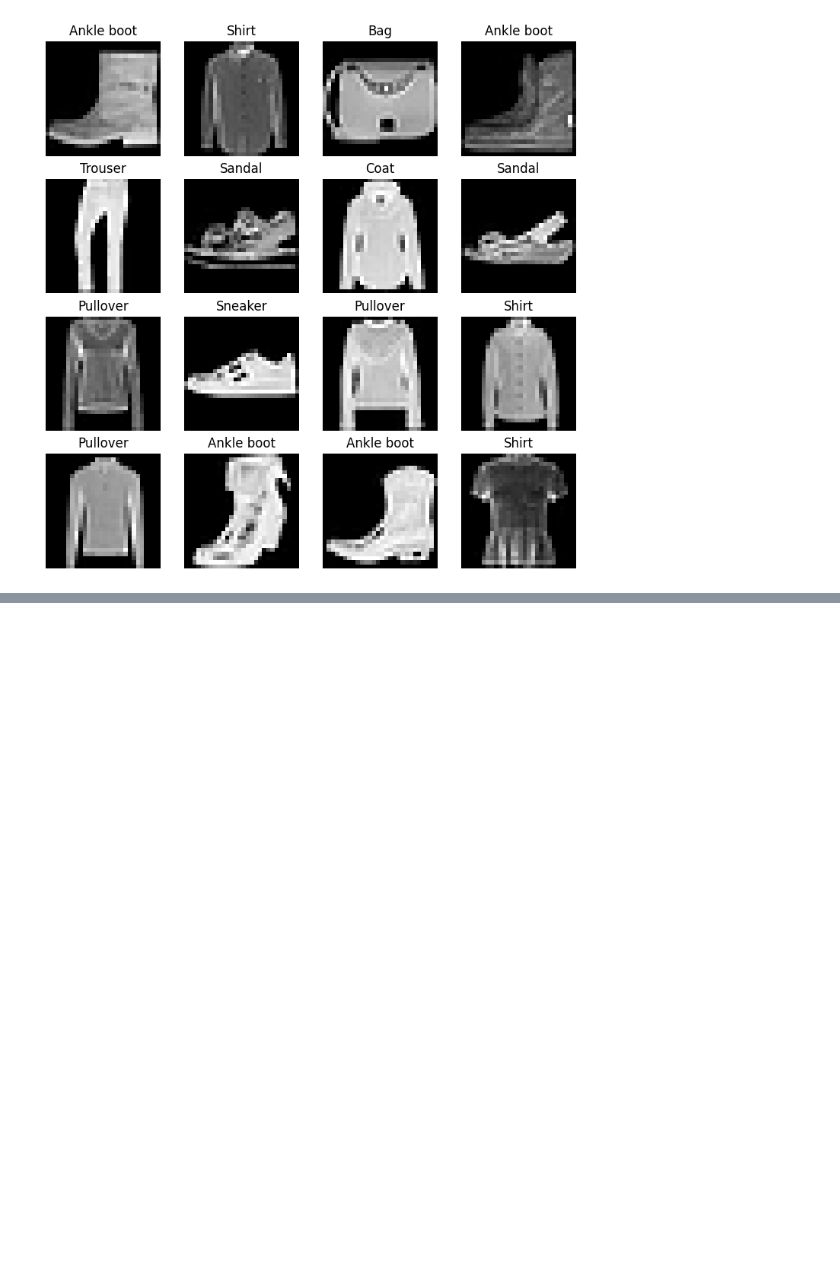
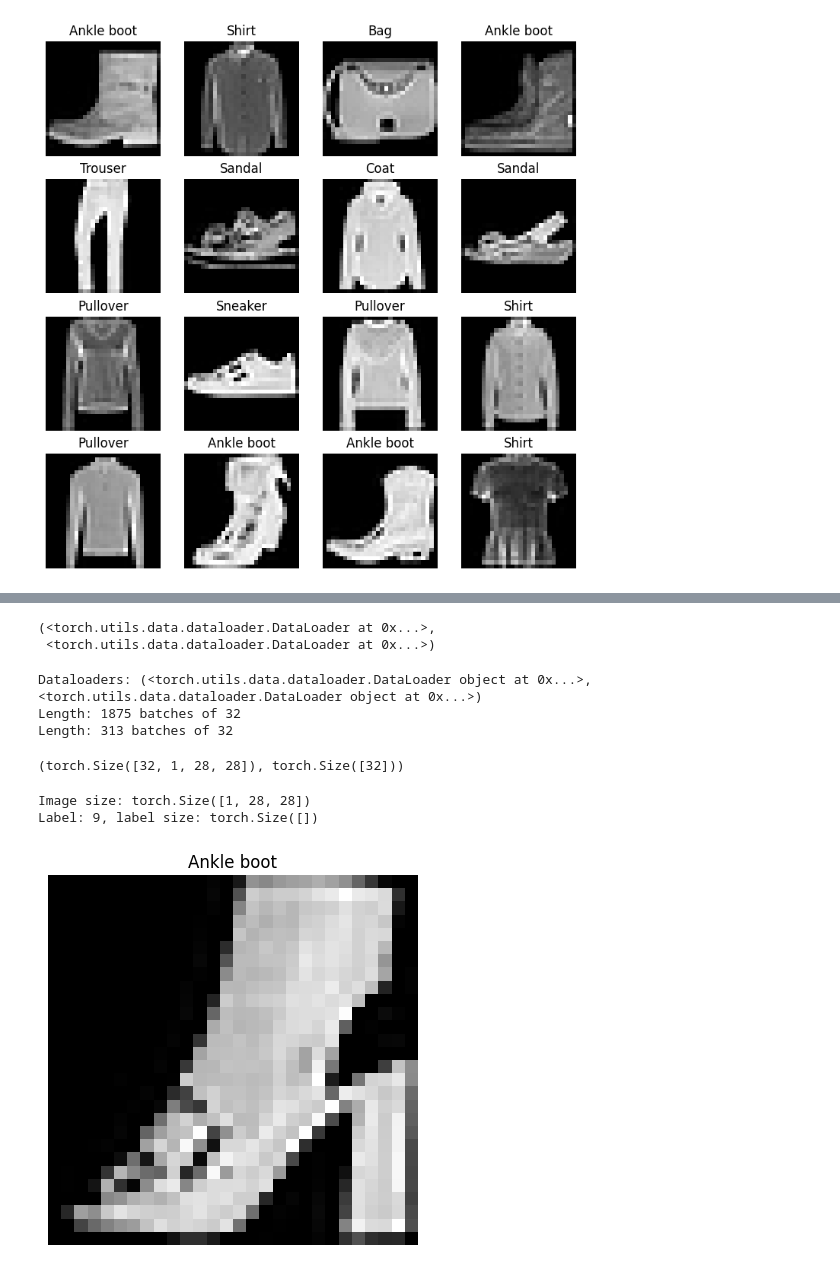
Before and after one commit to rishabh-bhattad/pytorch_walkthrough, a Jupyter notebook: 03_pytorch_computer_vision.ipynb, the cells around one changed output, grey strips where cells are left out. Cells and saved outputs as stored; diff of their text form; code cells hidden in the pictures; blank space fills up the shorter version.

Commit message:
batch created

```diff
--- a/03_pytorch_computer_vision.ipynb
+++ b/03_pytorch_computer_vision.ipynb
@@ -128,0 +156,48 @@ for i in range(1, rows * cols + 1):
+# %%
+from torch.utils.data import DataLoader
+
+# Setup batch size hyperparameter
+BATCH_SIZE = 32
+
+# turn data into dataloader
+train_dataloader = DataLoader(train_data,
+                              batch_size=BATCH_SIZE,
+                              shuffle=True)
+
+test_dataloader = DataLoader(test_data,
+                             batch_size=BATCH_SIZE,
+                             shuffle=False)
+
+train_dataloader, test_dataloader
+# %% [output]
+(<torch.utils.data.dataloader.DataLoader at 0x...>,
+ <torch.utils.data.dataloader.DataLoader at 0x...>)
+# %%
+# Checkout whats we've created
+print(f"Dataloaders: {train_dataloader, test_dataloader}")
+print(f"Length: {len(train_dataloader)} batches of {BATCH_SIZE}")
+print(f"Length: {len(test_dataloader)} batches of {BATCH_SIZE}")
+# %% [output]
+Dataloaders: (<torch.utils.data.dataloader.DataLoader object at 0x...>, <torch.utils.data.dataloader.DataLoader object at 0x...>)
+Length: 1875 batches of 32
+Length: 313 batches of 32
+# %%
+# Checking out whats inside a dataloader
+train_features_batch, train_labels_batch = next(iter(train_dataloader))
+train_features_batch.shape, train_labels_batch.shape
+# %% [output]
+(torch.Size([32, 1, 28, 28]), torch.Size([32]))
+# %%
+# show a sample of batch
+torch.manual_seed(42)
+random_idx = torch.randint(0, len(train_features_batch), size=[1]).item()
+img, label = train_features_batch[random_idx], train_labels_batch[random_idx]
+plt.imshow(img.squeeze(), cmap="gray")
+plt.title(class_names[label])
+plt.axis(False)
+print(f"Image size: {img.shape}")
+print(f"Label: {label}, label size: {label.shape}")
+# %% [output]
+Image size: torch.Size([1, 28, 28])
+Label: 9, label size: torch.Size([])
+[figure, added]
```
Also changed, not shown: parts of 2 cells of this notebook.
